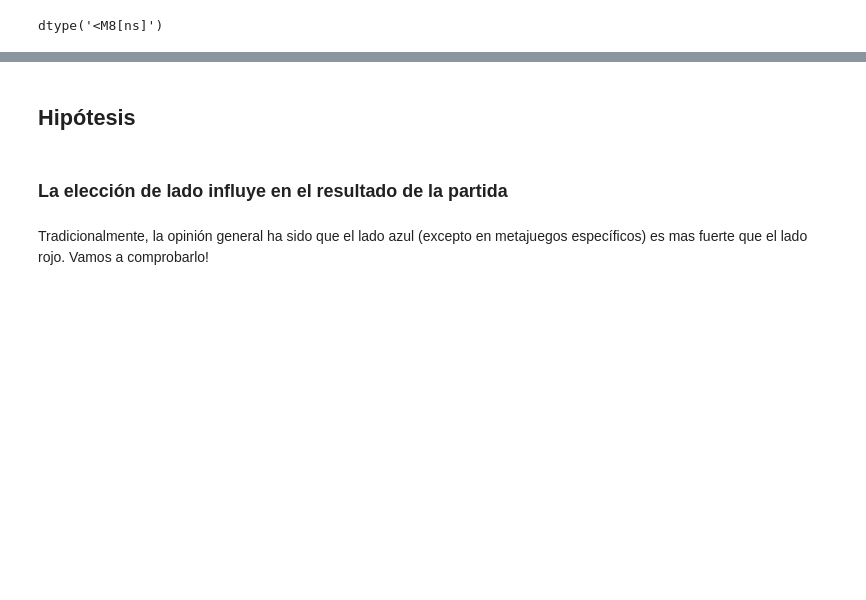
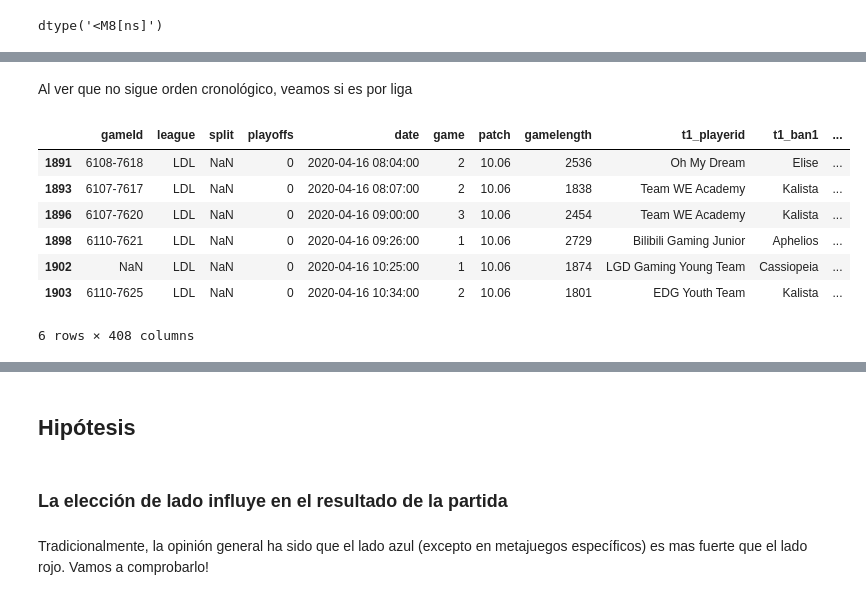
Before and after one commit to CamiloAPB/EDA_DS, a Jupyter notebook: Src/Notebooks/Exploracion_inicial.ipynb, the cells around one changed output, grey strips where cells are left out. Cells and saved outputs as stored; diff of their text form; code cells hidden in the pictures; blank space fills up the shorter version.

```diff
--- a/Src/Notebooks/Exploracion_inicial.ipynb
+++ b/Src/Notebooks/Exploracion_inicial.ipynb
@@ -228,0 +214,13 @@ S10_dataset
+# %% [markdown]
+Al ver que no sigue orden cronológico, veamos si es por liga
+# %%
+S10_dataset[S10_dataset["league"] == "LDL"].loc[1890:1903]
+# %% [output]
+|  | gameId | league | split | playoffs | date | game | patch | gamelength | t1_playerid | t1_ban1 | ... |
+| 1891 | 6108-7618 | LDL | NaN | 0 | 2020-04-16 08:04:00 | 2 | 10.06 | 2536 | Oh My Dream | Elise | ... |
+| 1893 | 6107-7617 | LDL | NaN | 0 | 2020-04-16 08:07:00 | 2 | 10.06 | 1838 | Team WE Academy | Kalista | ... |
+| 1896 | 6107-7620 | LDL | NaN | 0 | 2020-04-16 09:00:00 | 3 | 10.06 | 2454 | Team WE Academy | Kalista | ... |
+| 1898 | 6110-7621 | LDL | NaN | 0 | 2020-04-16 09:26:00 | 1 | 10.06 | 2729 | Bilibili Gaming Junior | Aphelios | ... |
+| 1902 | NaN | LDL | NaN | 0 | 2020-04-16 10:25:00 | 1 | 10.06 | 1874 | LGD Gaming Young Team | Cassiopeia | ... |
+| 1903 | 6110-7625 | LDL | NaN | 0 | 2020-04-16 10:34:00 | 2 | 10.06 | 1801 | EDG Youth Team | Kalista | ... |
+6 rows × 408 columns
```
Also changed, not shown: parts of 54 cells of this notebook, 4 other files.
